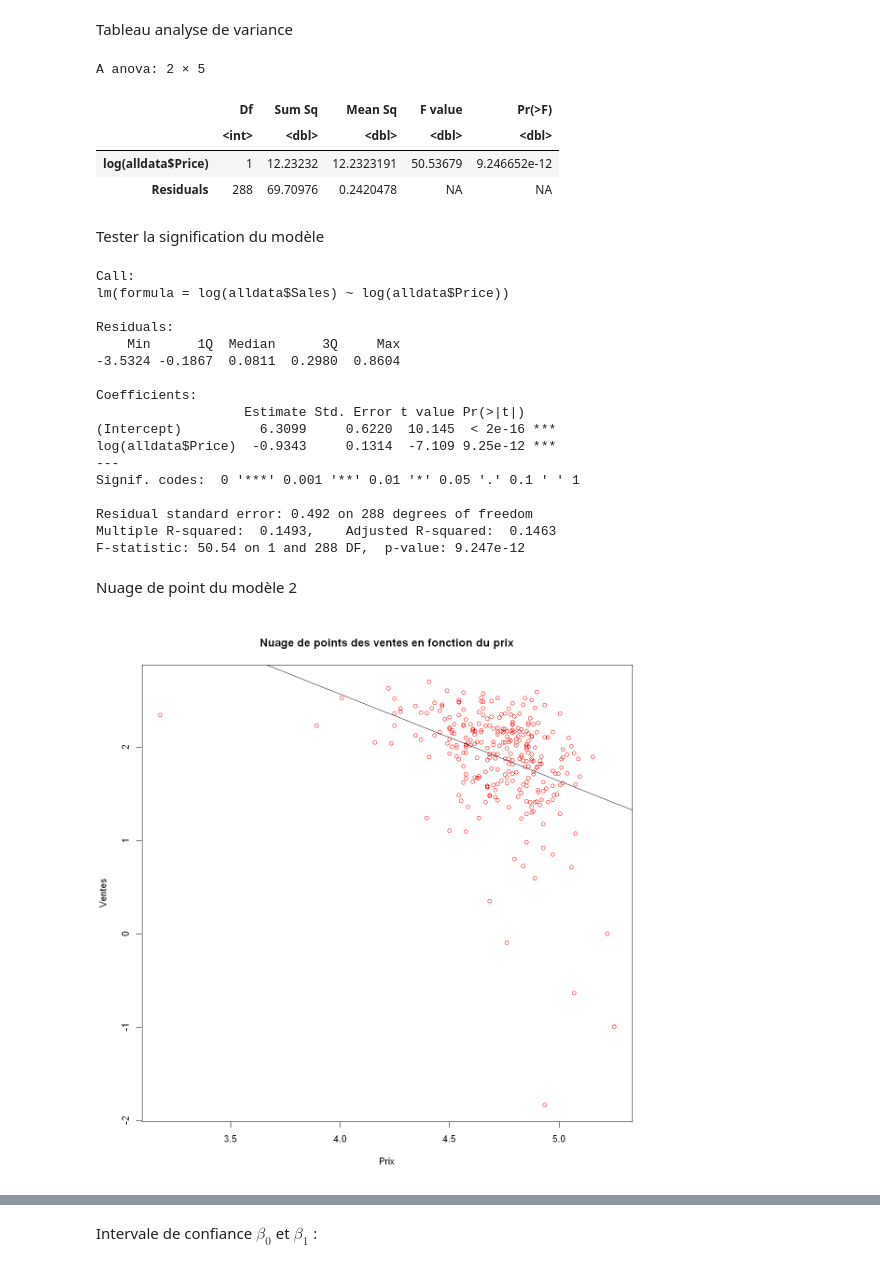
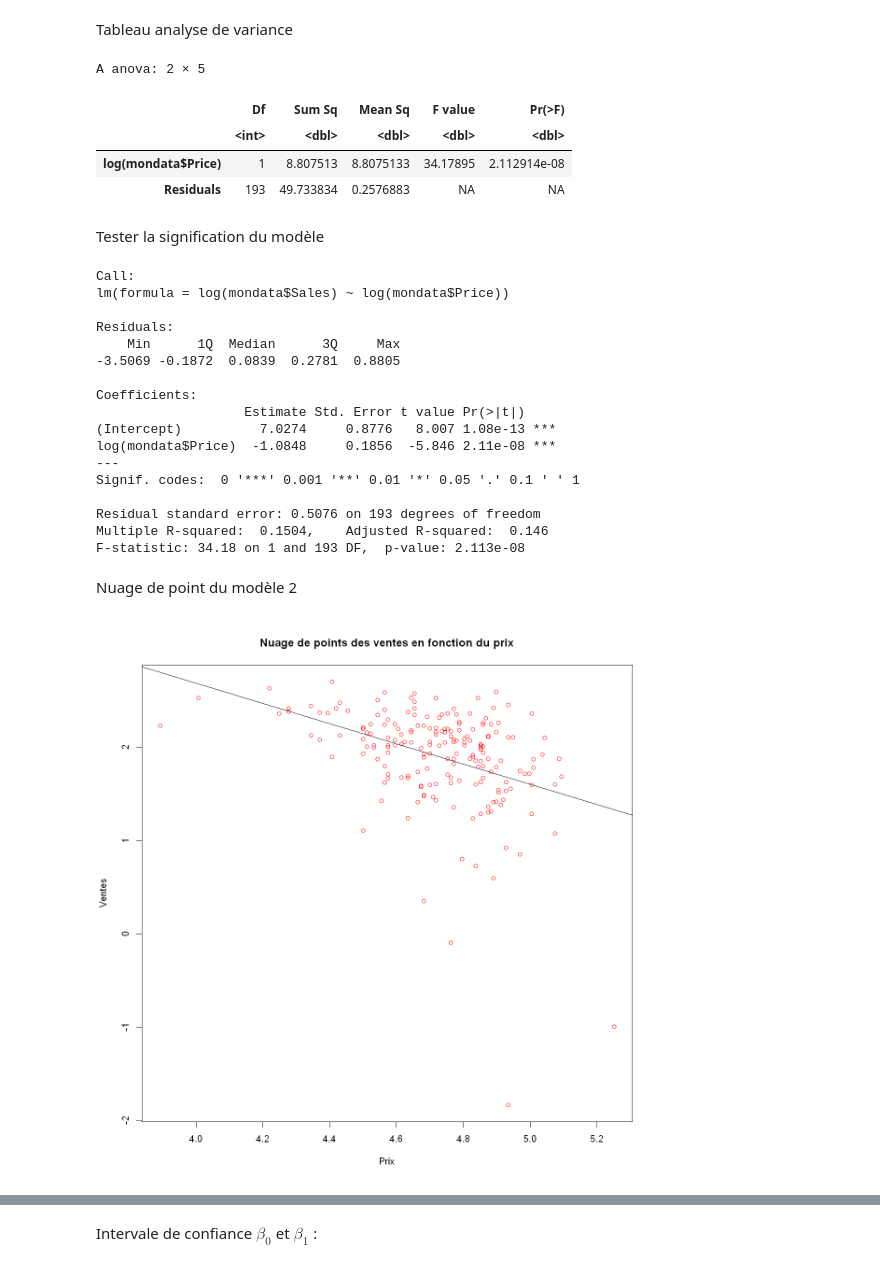
Before and after one commit to Julien9969/Devoir_MTH2302D, a Jupyter notebook: DevoirMTH2302D.ipynb, the cells around one changed output, grey strips where cells are left out. Cells and saved outputs as stored; diff of their text form; code cells hidden in the pictures.

```diff
--- a/DevoirMTH2302D.ipynb
+++ b/DevoirMTH2302D.ipynb
@@ -19,7 +19,7 @@ charger <- function(matricule) {
   mondata <- read.csv2("DevoirDH23.csv")[sample(290,195),-1]
 }
 # %%
-mondata <- charger(matricule)
+mondataa <- charger(matricule)
 mondata[1:5,]
 # %% [output]
 A data.frame: 5 × 4
@@ -423,7 +422,7 @@ A matrix: 2 × 2 of type dbl
 #### Modèle 2 --- $Y = \beta_0 X_1^{\beta_1} e^{\epsilon}$
 Équation transformée : $ln(Y) = ln(\beta_0) + \beta_1 ln(X_1) + \epsilon$
 # %%
-linModel2 <- lm(log(alldata$Sales) ~ log(alldata$Price))
+linModel2 <- lm(log(mondata$Sales) ~ log(mondata$Price))
 summaryLinModel2 <- summary(linModel2)
 # %% [markdown]
 Tableau coefficient de regression
@@ -442,37 +441,37 @@ anova(linModel2)
 A anova: 2 × 5
 |  | Df | Sum Sq | Mean Sq | F value | Pr(>F) |
 |  | <int> | <dbl> | <dbl> | <dbl> | <dbl> |
-| log(alldata$Price) | 1 | 12.23232 | 12.2323191 | 50.53679 | 9.246652e-12 |
-| Residuals | 288 | 69.70976 | 0.2420478 | NA | NA |
+| log(mondata$Price) | 1 | 8.807513 | 8.8075133 | 34.17895 | 2.112914e-08 |
+| Residuals | 193 | 49.733834 | 0.2576883 | NA | NA |
 # %% [markdown]
 Tester la signification du modèle
 # %%
 summaryLinModel2
 # %% [output]
 Call:
-lm(formula = log(alldata$Sales) ~ log(alldata$Price))
+lm(formula = log(mondata$Sales) ~ log(mondata$Price))
 
 Residuals:
     Min      1Q  Median      3Q     Max
--3.5324 -0.1867  0.0811  0.2980  0.8604
+-3.5069 -0.1872  0.0839  0.2781  0.8805
 
 Coefficients:
                    Estimate Std. Error t value Pr(>|t|)
-(Intercept)          6.3099     0.6220  10.145  < 2e-16 ***
-log(alldata$Price)  -0.9343     0.1314  -7.109 9.25e-12 ***
+(Intercept)          7.0274     0.8776   8.007 1.08e-13 ***
+log(mondata$Price)  -1.0848     0.1856  -5.846 2.11e-08 ***
 ---
 Signif. codes:  0 '***' 0.001 '**' 0.01 '*' 0.05 '.' 0.1 ' ' 1
 
-Residual standard error: 0.492 on 288 degrees of freedom
-Multiple R-squared:  0.1493,    Adjusted R-squared:  0.1463
-F-statistic: 50.54 on 1 and 288 DF,  p-value: 9.247e-12
+Residual standard error: 0.5076 on 193 degrees of freedom
+Multiple R-squared:  0.1504,    Adjusted R-squared:  0.146
+F-statistic: 34.18 on 1 and 193 DF,  p-value: 2.113e-08
 # %% [markdown]
 Nuage de point du modèle 2
 # %%
-plot(log(alldata$Price), log(alldata$Sales), main="Nuage de points des ventes en fonction du prix", xlab="Prix", ylab="Ventes", col="#ff0000")
+plot(log(mondata$Price), log(mondata$Sales), main="Nuage de points des ventes en fonction du prix", xlab="Prix", ylab="Ventes", col="#ff0000")
 abline(linModel2)
 # %% [output]
-[figure, old version]
+[figure, new version]
 # %%
 par(mfrow = c(2,2))
 plot(linModel2)
```
Also changed, not shown: parts of 58 cells of this notebook.
